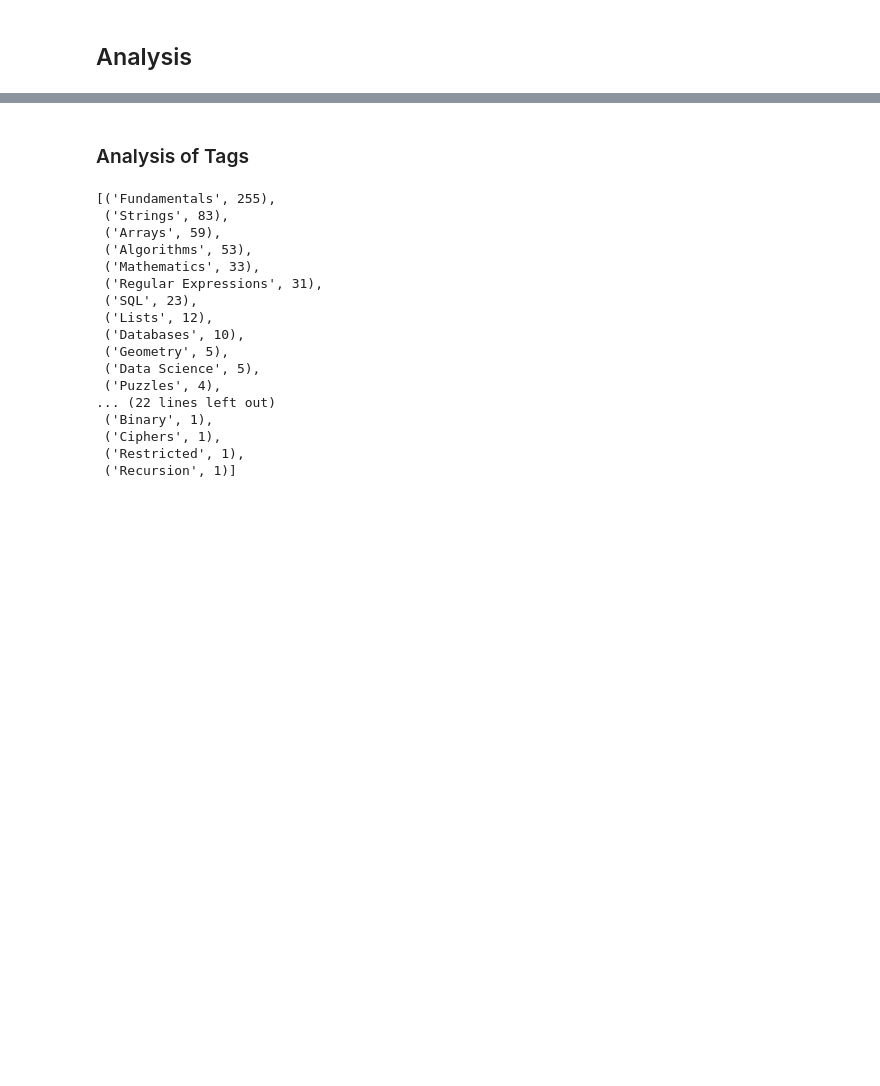
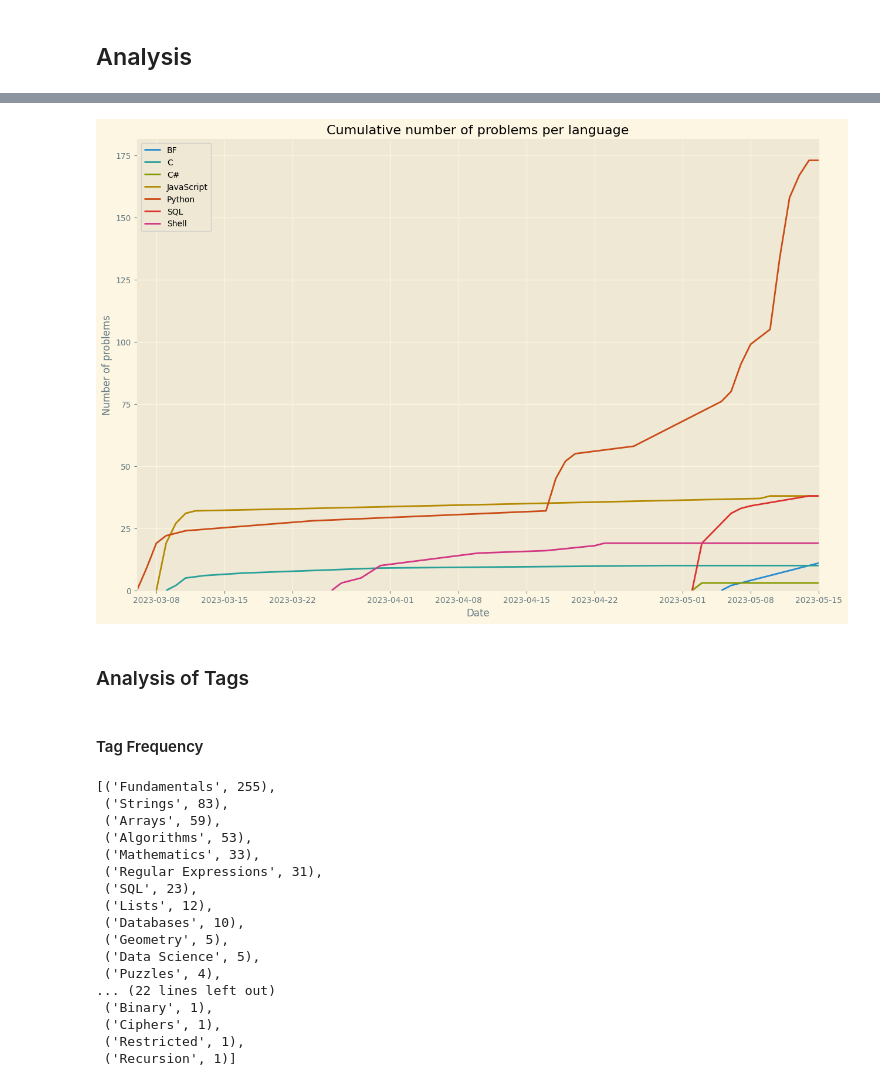
Before and after one commit to Eatkin/codewars-data-analysis, a Jupyter notebook: codewars-analysis.ipynb, the cells around one changed output, grey strips where cells are left out. Drawn from its saved outputs; the diff is of its cells as text; code cells hidden in the pictures; blank space fills up the shorter version.

```diff
--- a/codewars-analysis.ipynb
+++ b/codewars-analysis.ipynb
@@ -476,0 +499,5 @@ codewars_df.describe()
+# %%
+language_representation_df = codewars_df[['problem_id', 'language', 'date_time']]
+language_representation_df['date_time'] = language_representation_df['date_time'].dt.date
+language_representation_df.sort_values('date_time', inplace=True)
+language_representation_df.head()
@@ -476,0 +520,6 @@ codewars_df.describe()
+# %%
+# Now we need to count the number of problems per language per day
+language_representation_df = language_representation_df.groupby(['language', 'date_time']).agg({'problem_id': 'count'}).reset_index()
+# Now we can apply a cumsum
+language_representation_df['total_problems'] = language_representation_df.groupby('language')['problem_id'].cumsum()
+language_representation_df.describe()
@@ -477,9 +545,41 @@ codewars_df.describe()
+# %%
+from datetime import timedelta
+
+# Add values to the chart where there will be holes (from problem count not starting at 0, from problems not being completed on the last day of the dataset)
+max_date = language_representation_df['date_time'].max()
+for language in language_representation_df['language'].unique():
+    # Entry with the max date of the entire dataframe and the max total_problems for each language
+    max_total_problems = language_representation_df[language_representation_df['language'] == language]['total_problems'].max()
+    max_date_row = [language, max_date, "", max_total_problems]
+    language_representation_df.loc[len(language_representation_df)] = max_date_row
+
+    # An entry for each language at the day before the first appearance with 0 total_problems
+    first_appearance = first_appearance_df[first_appearance_df['language'] == language]['first_appearance'].values[0]
+    min_date_row = [language, first_appearance - timedelta(days=1), "", 0]
+    language_representation_df.loc[len(language_representation_df)] = min_date_row
+# %%
+# Plot line chart
+fig, ax = plt.subplots(figsize=(15, 10))
+for key, grp in language_representation_df.groupby(['language']):
+    ax = grp.plot(ax=ax, kind='line', x='date_time', y='total_problems', label=key)
+plt.legend(loc='best')
+plt.title('Cumulative number of problems per language')
+plt.xlabel('Date')
+plt.ylabel('Number of problems')
+min_date = language_representation_df['date_time'].min()
+plt.xlim(min_date, max_date)
+plt.ylim(0, language_representation_df['total_problems'].max() * 1.05)
+plt.show()
+# %% [output]
+[figure, added]
 # %% [markdown]
 ### Analysis of Tags
 # %%
 import ast
 # Create a series by extracting the tags column as a list
 tags_series = pd.Series(codewars_df['tags'].apply(ast.literal_eval))
+# %% [markdown]
+#### Tag Frequency
 # %%
 # Let's get a list of tags
 tag_counts = {}
```
Also changed, not shown: parts of 26 cells of this notebook.
